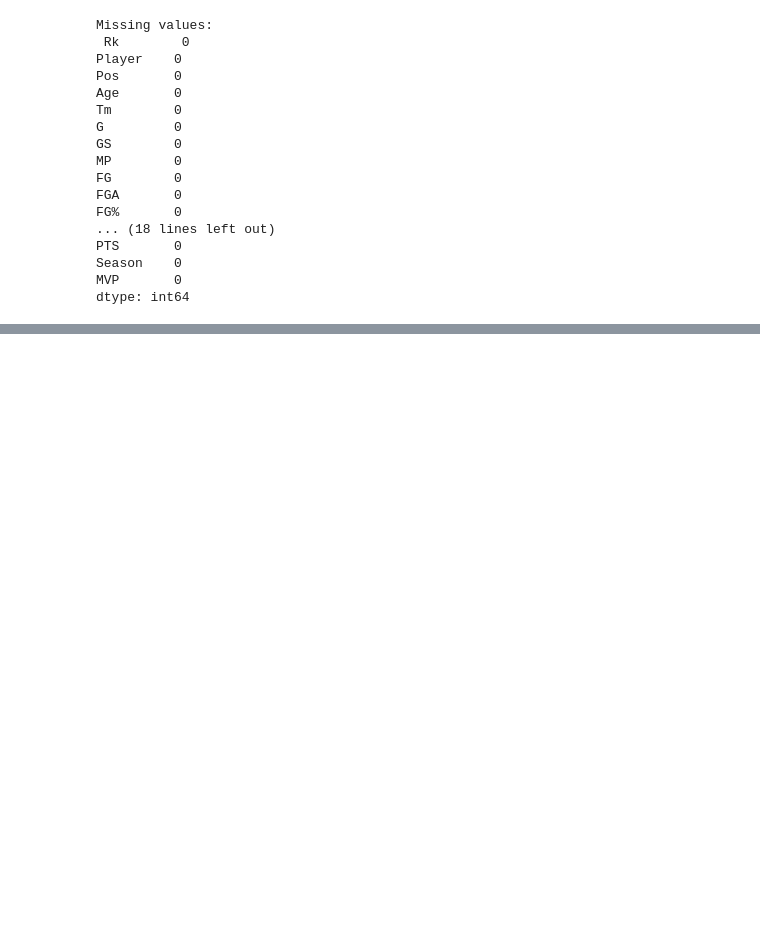
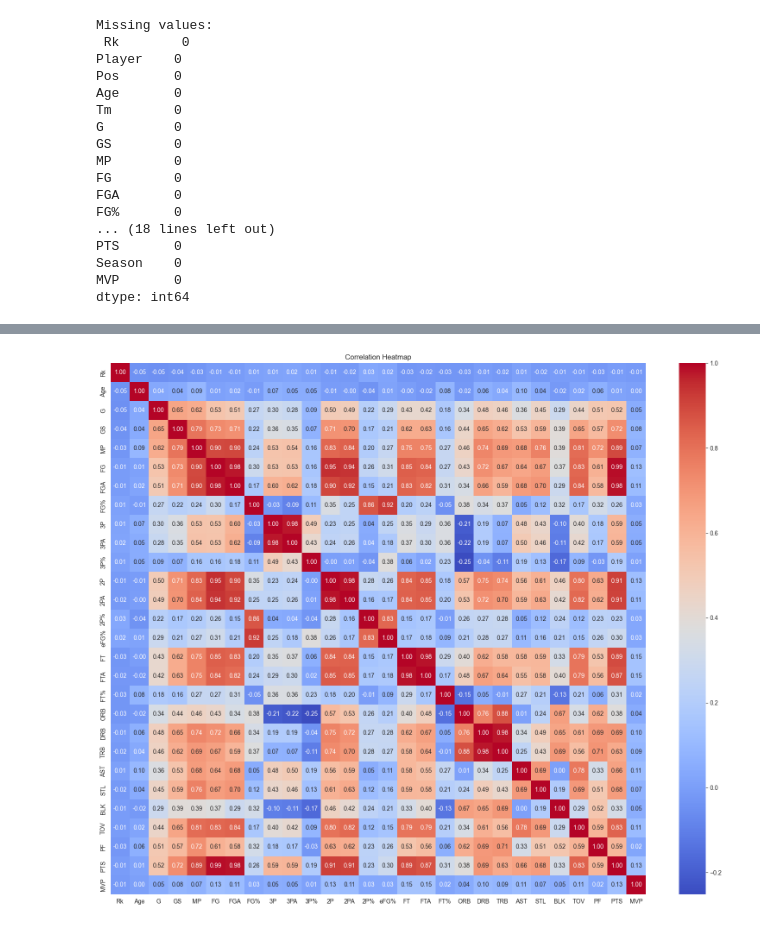
Before and after one commit to torzchi/nbastats, a Jupyter notebook: sample.ipynb, the cells around one changed output, grey strips where cells are left out. Cells and saved outputs as stored; diff of their text form; code cells hidden in the pictures; blank space fills up the shorter version.

Commit message:
cleaning , correlation, models

```diff
--- a/sample.ipynb
+++ b/sample.ipynb
@@ -61,0 +118,4 @@ dtype: int64
+# %%
+df['MVP'] = df['MVP'].astype(int)
+df['MVP'] = df['MVP'].replace({'True': 1, 'False': 0})
+print(df.head())
@@ -61,0 +140,2 @@ dtype: int64
+# %%
+df['Player'] = df['Player'].str.rstrip('*')
@@ -61,0 +163,17 @@ dtype: int64
+# %%
+
+
+
+# Select only numeric columns
+numeric_df = df.select_dtypes(include=['number'])
+
+# Compute the correlation matrix
+correlation_matrix = numeric_df.corr()
+
+# Plot the heatmap
+plt.figure(figsize=(20, 16))
+sns.heatmap(correlation_matrix, annot=True, cmap='coolwarm', fmt=".2f")
+plt.title('Correlation Heatmap')
+plt.show()
+# %% [output]
+[figure, added]
```
Also changed, not shown: parts of 16 cells of this notebook, 1 other file.
